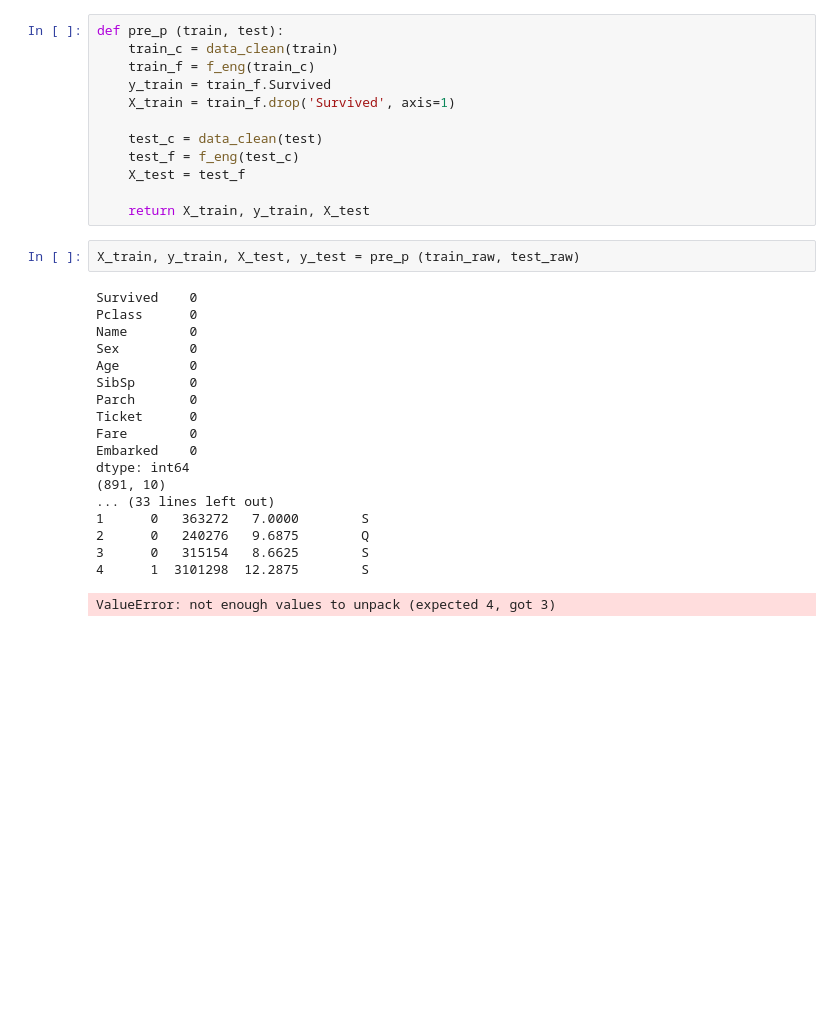
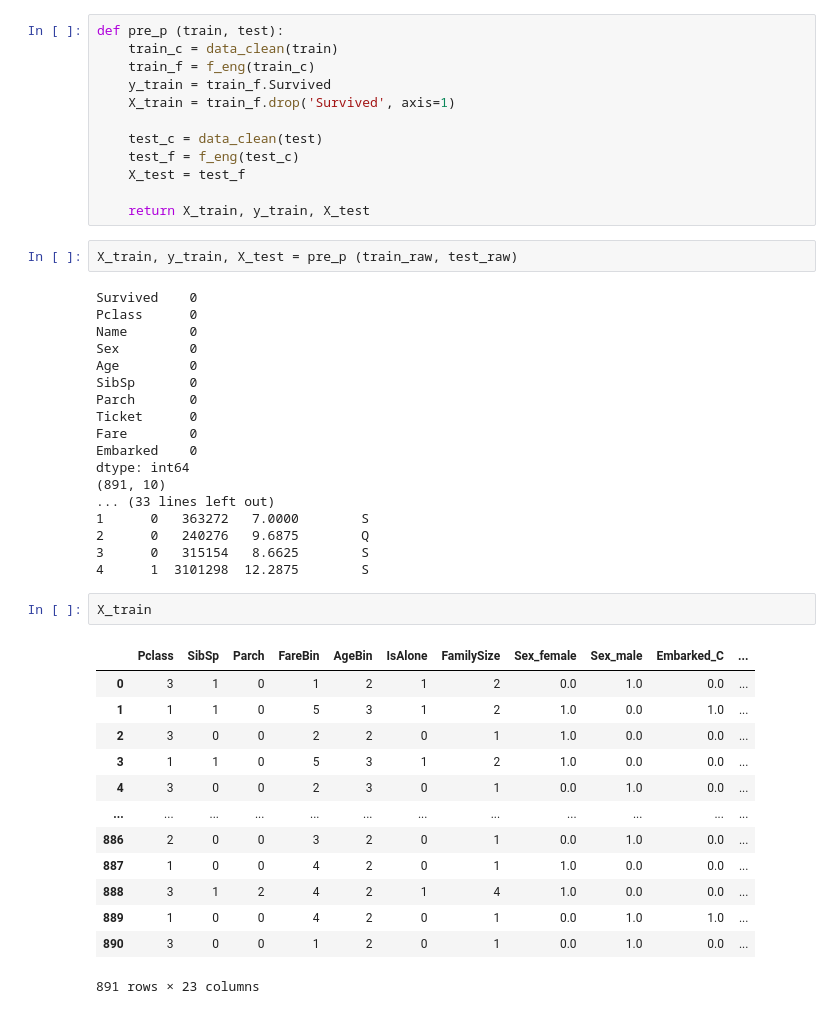
Before and after one commit to weisds/Titanic-i2, a Jupyter notebook: titanic_i2.ipynb, the cells around one changed output. Drawn from its saved outputs; the diff is of its cells as text; blank space fills up the shorter version.

```diff
--- a/titanic_i2.ipynb
+++ b/titanic_i2.ipynb
@@ -763,7 +763,7 @@ def pre_p (train, test):
 
     return X_train, y_train, X_test
 # %%
-X_train, y_train, X_test, y_test = pre_p (train_raw, test_raw)
+X_train, y_train, X_test = pre_p (train_raw, test_raw)
 # %% [output]
 Survived    0
 Pclass      0
@@ -782,4 +782,19 @@ dtype: int64
 2      0   240276   9.6875        Q
 3      0   315154   8.6625        S
 4      1  3101298  12.2875        S
-ValueError: not enough values to unpack (expected 4, got 3)
+# %%
+X_train
+# %% [output]
+|  | Pclass | SibSp | Parch | FareBin | AgeBin | IsAlone | FamilySize | Sex_female | Sex_male | Embarked_C | ... |
+| 0 | 3 | 1 | 0 | 1 | 2 | 1 | 2 | 0.0 | 1.0 | 0.0 | ... |
+| 1 | 1 | 1 | 0 | 5 | 3 | 1 | 2 | 1.0 | 0.0 | 1.0 | ... |
+| 2 | 3 | 0 | 0 | 2 | 2 | 0 | 1 | 1.0 | 0.0 | 0.0 | ... |
+| 3 | 1 | 1 | 0 | 5 | 3 | 1 | 2 | 1.0 | 0.0 | 0.0 | ... |
+| 4 | 3 | 0 | 0 | 2 | 3 | 0 | 1 | 0.0 | 1.0 | 0.0 | ... |
+| ... | ... | ... | ... | ... | ... | ... | ... | ... | ... | ... | ... |
+| 886 | 2 | 0 | 0 | 3 | 2 | 0 | 1 | 0.0 | 1.0 | 0.0 | ... |
+| 887 | 1 | 0 | 0 | 4 | 2 | 0 | 1 | 1.0 | 0.0 | 0.0 | ... |
+| 888 | 3 | 1 | 2 | 4 | 2 | 1 | 4 | 1.0 | 0.0 | 0.0 | ... |
+| 889 | 1 | 0 | 0 | 4 | 2 | 0 | 1 | 0.0 | 1.0 | 1.0 | ... |
+| 890 | 3 | 0 | 0 | 1 | 2 | 0 | 1 | 0.0 | 1.0 | 0.0 | ... |
+891 rows × 23 columns
```
Also changed, not shown: parts of 6 cells of this notebook.
